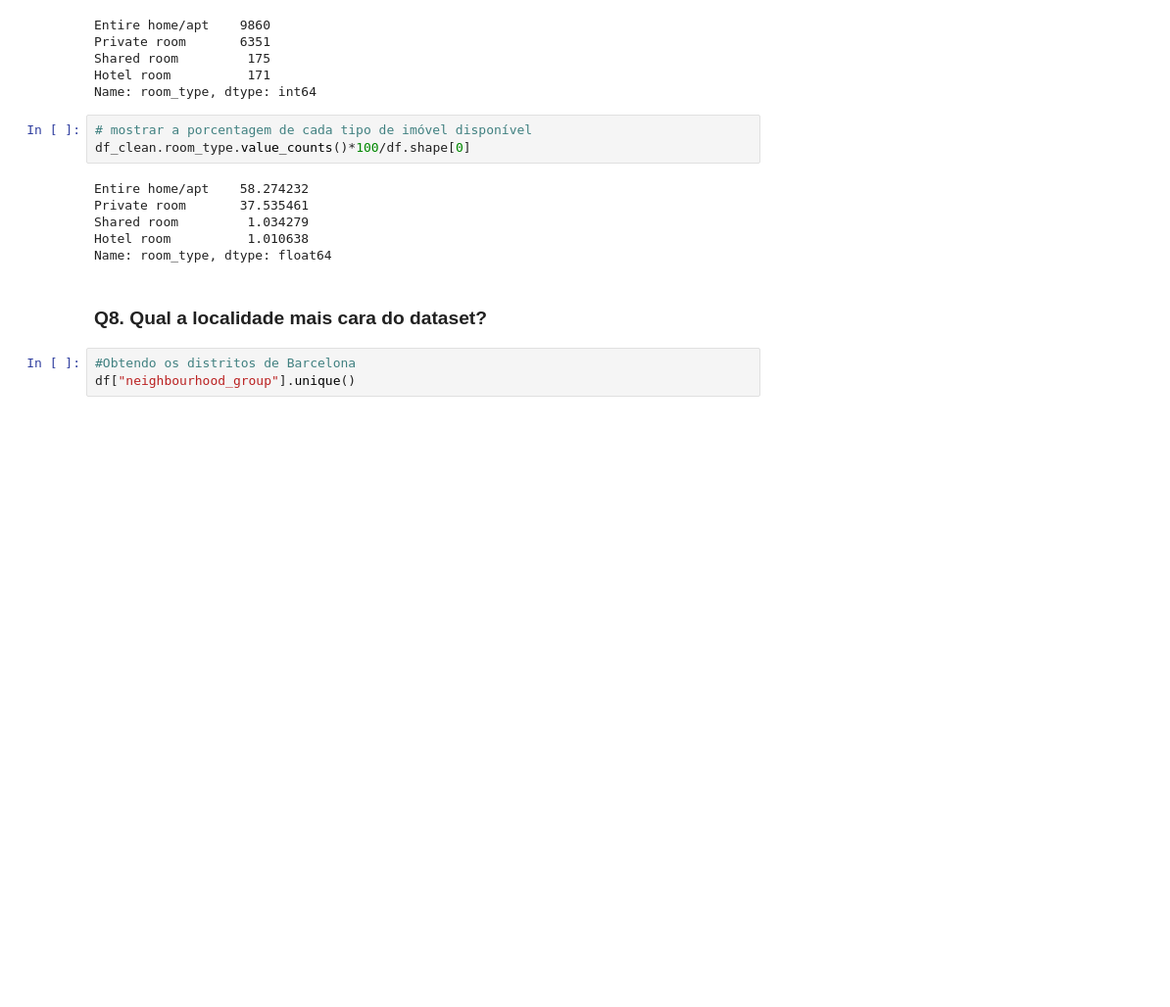
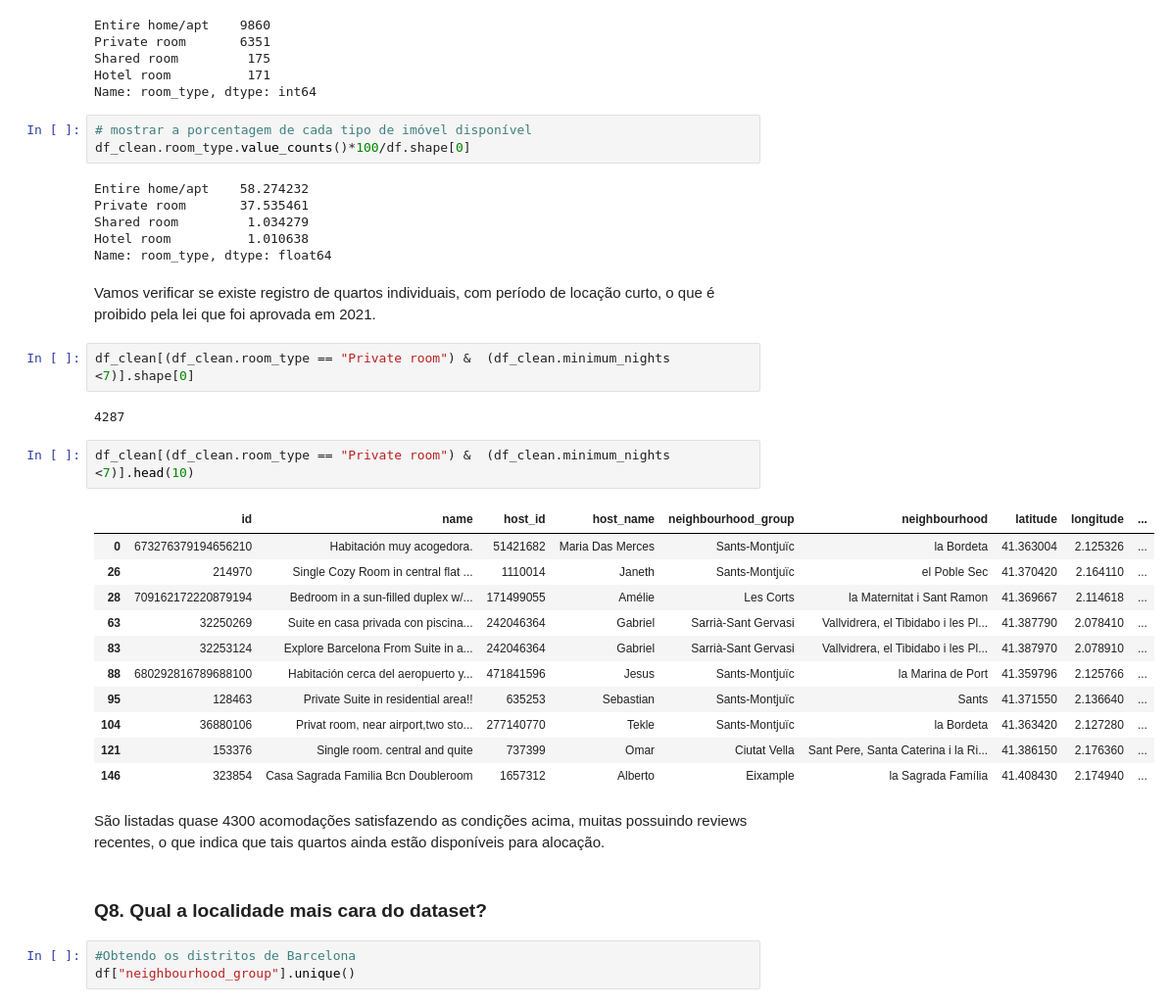
Before and after one commit to marciusdm/dsnp, a Jupyter notebook: Analisando_os_Dados_do_Airbnb_Barcelona.ipynb, the cells around one changed output. Shown at 98% size. Cells and saved outputs as stored; diff of their text form; blank space fills up the shorter version.

Commit message:
Notebook com sugestões de melhorias propostas pela equipe de suporte do DSNP

```diff
--- a/Analisando_os_Dados_do_Airbnb_Barcelona.ipynb
+++ b/Analisando_os_Dados_do_Airbnb_Barcelona.ipynb
@@ -301,6 +317,28 @@ Private room       37.535461
 Shared room         1.034279
 Hotel room          1.010638
 Name: room_type, dtype: float64
+# %% [markdown]
+Vamos verificar se existe registro de quartos individuais, com período de locação curto, o que é proibido pela lei que foi aprovada em 2021.
+# %%
+df_clean[(df_clean.room_type == "Private room") &  (df_clean.minimum_nights <7)].shape[0]
+# %% [output]
+4287
+# %%
+df_clean[(df_clean.room_type == "Private room") &  (df_clean.minimum_nights <7)].head(10)
+# %% [output]
+|  | id | name | host_id | host_name | neighbourhood_group | neighbourhood | latitude | longitude | ... |
+| 0 | 673276379194656210 | Habitación muy acogedora. | 51421682 | Maria Das Merces | Sants-Montjuïc | la Bordeta | 41.363004 | 2.125326 | ... |
+| 26 | 214970 | Single Cozy Room in central flat ... | 1110014 | Janeth | Sants-Montjuïc | el Poble Sec | 41.370420 | 2.164110 | ... |
+| 28 | 709162172220879194 | Bedroom in a sun-filled duplex w/... | 171499055 | Amélie | Les Corts | la Maternitat i Sant Ramon | 41.369667 | 2.114618 | ... |
+| 63 | 32250269 | Suite en casa privada con piscina... | 242046364 | Gabriel | Sarrià-Sant Gervasi | Vallvidrera, el Tibidabo i les Pl... | 41.387790 | 2.078410 | ... |
+| 83 | 32253124 | Explore Barcelona From Suite in a... | 242046364 | Gabriel | Sarrià-Sant Gervasi | Vallvidrera, el Tibidabo i les Pl... | 41.387970 | 2.078910 | ... |
+| 88 | 680292816789688100 | Habitación cerca del aeropuerto y... | 471841596 | Jesus | Sants-Montjuïc | la Marina de Port | 41.359796 | 2.125766 | ... |
+| 95 | 128463 | Private Suite in residential area!! | 635253 | Sebastian | Sants-Montjuïc | Sants | 41.371550 | 2.136640 | ... |
+| 104 | 36880106 | Privat room, near airport,two sto... | 277140770 | Tekle | Sants-Montjuïc | la Bordeta | 41.363420 | 2.127280 | ... |
+| 121 | 153376 | Single room. central and quite | 737399 | Omar | Ciutat Vella | Sant Pere, Santa Caterina i la Ri... | 41.386150 | 2.176360 | ... |
+| 146 | 323854 | Casa Sagrada Familia Bcn Doubleroom | 1657312 | Alberto | Eixample | la Sagrada Família | 41.408430 | 2.174940 | ... |
+# %% [markdown]
+São listadas quase 4300 acomodações satisfazendo as condições acima, muitas possuindo reviews recentes, o que indica que tais quartos ainda estão disponíveis para alocação.
 # %% [markdown]
 ### **Q8. Qual a localidade mais cara do dataset?**
 # %%
```
Also changed, not shown: parts of 8 cells of this notebook.
